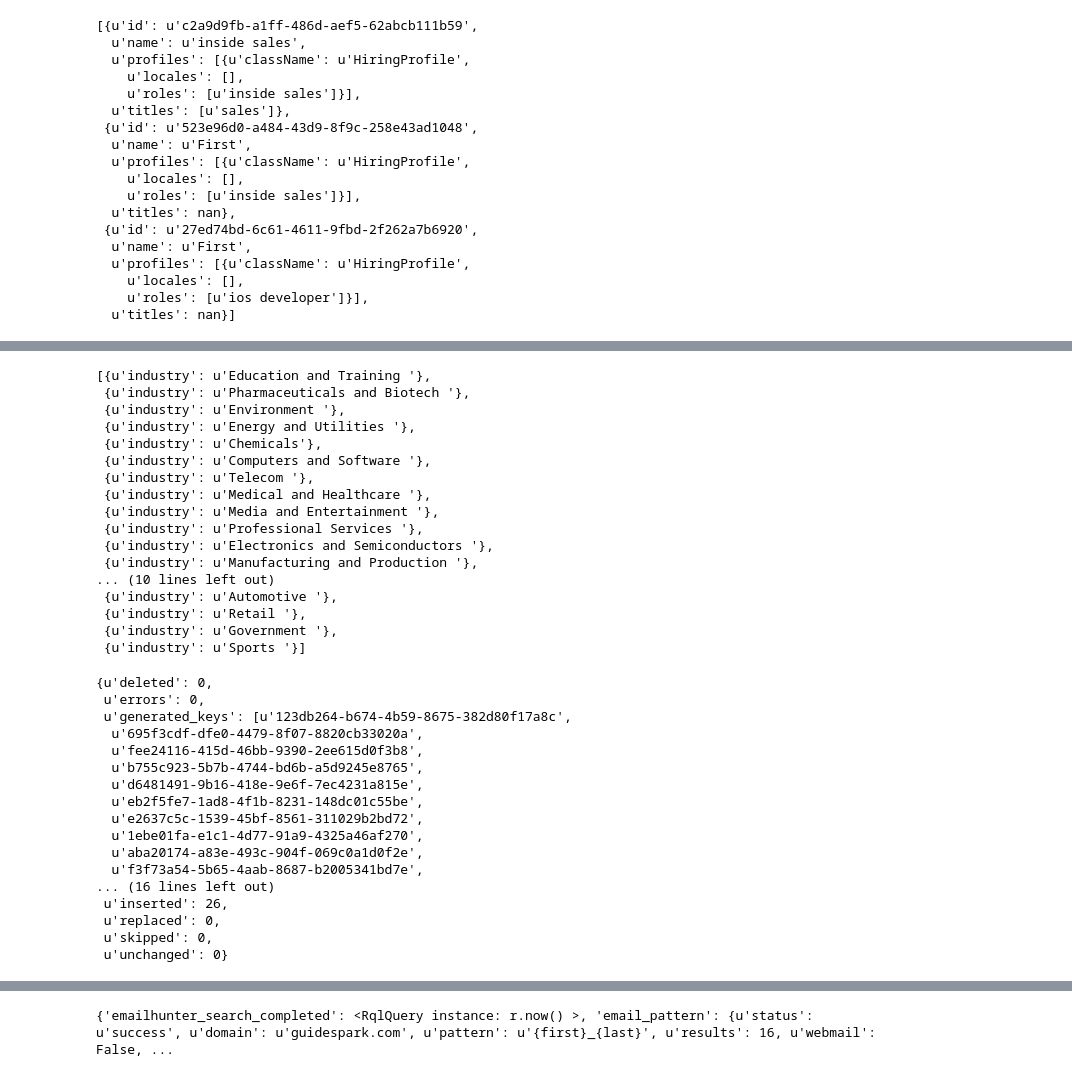
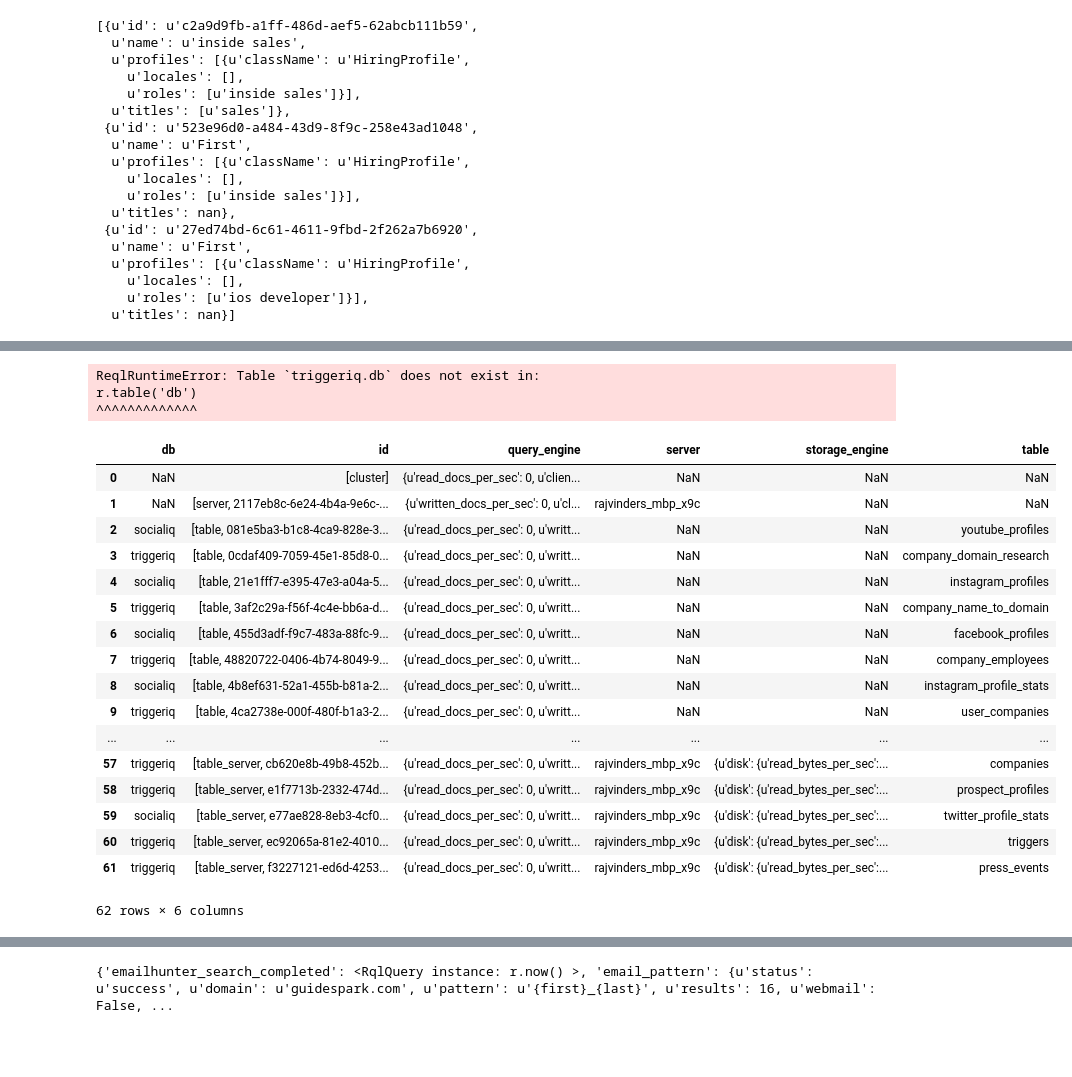
Before and after one commit to john2x/triggerselling, a Jupyter notebook: server/Stats.ipynb, the cells around one changed output, grey strips where cells are left out. Cells and saved outputs as stored; diff of their text form; code cells hidden in the pictures; blank space fills up the shorter version.

```diff
--- a/server/Stats.ipynb
+++ b/server/Stats.ipynb
@@ -685,43 +714,27 @@ ps = pd.DataFrame(list(r.table("press_subjects").run(conn)))
+# %%
+r.table("db").run(conn)
+# %% [output]
+ReqlRuntimeError: Table `triggeriq.db` does not exist in:
+r.table('db')
+^^^^^^^^^^^^^
 # %%
-pi = pd.DataFrame(list(r.table("press_industries").run(conn)))
+pd.DataFrame(list(r.db("rethinkdb").table("stats").run(conn)))
+# %% [output]
+|  | db | id | query_engine | server | storage_engine | table |
+| 0 | NaN | [cluster] | {u'read_docs_per_sec': 0, u'clien... | NaN | NaN | NaN |
+| 1 | NaN | [server, 2117eb8c-6e24-4b4a-9e6c-... | {u'written_docs_per_sec': 0, u'cl... | rajvinders_mbp_x9c | NaN | NaN |
+| 2 | socialiq | [table, 081e5ba3-b1c8-4ca9-828e-3... | {u'read_docs_per_sec': 0, u'writt... | NaN | NaN | youtube_profiles |
+| 3 | triggeriq | [table, 0cdaf409-7059-45e1-85d8-0... | {u'read_docs_per_sec': 0, u'writt... | NaN | NaN | company_domain_research |
+| 4 | socialiq | [table, 21e1fff7-e395-47e3-a04a-5... | {u'read_docs_per_sec': 0, u'writt... | NaN | NaN | instagram_profiles |
+| 5 | triggeriq | [table, 3af2c29a-f56f-4c4e-bb6a-d... | {u'read_docs_per_sec': 0, u'writt... | NaN | NaN | company_name_to_domain |
+| 6 | socialiq | [table, 455d3adf-f9c7-483a-88fc-9... | {u'read_docs_per_sec': 0, u'writt... | NaN | NaN | facebook_profiles |
+| 7 | triggeriq | [table, 48820722-0406-4b74-8049-9... | {u'read_docs_per_sec': 0, u'writt... | NaN | NaN | company_employees |
+| 8 | socialiq | [table, 4b8ef631-52a1-455b-b81a-2... | {u'read_docs_per_sec': 0, u'writt... | NaN | NaN | instagram_profile_stats |
+| 9 | triggeriq | [table, 4ca2738e-000f-480f-b1a3-2... | {u'read_docs_per_sec': 0, u'writt... | NaN | NaN | user_companies |
+| ... | ... | ... | ... | ... | ... | ... |
+| 57 | triggeriq | [table_server, cb620e8b-49b8-452b... | {u'read_docs_per_sec': 0, u'writt... | rajvinders_mbp_x9c | {u'disk': {u'read_bytes_per_sec':... | companies |
+| 58 | triggeriq | [table_server, e1f7713b-2332-474d... | {u'read_docs_per_sec': 0, u'writt... | rajvinders_mbp_x9c | {u'disk': {u'read_bytes_per_sec':... | prospect_profiles |
+| 59 | socialiq | [table_server, e77ae828-8eb3-4cf0... | {u'read_docs_per_sec': 0, u'writt... | rajvinders_mbp_x9c | {u'disk': {u'read_bytes_per_sec':... | twitter_profile_stats |
+| 60 | triggeriq | [table_server, ec92065a-81e2-4010... | {u'read_docs_per_sec': 0, u'writt... | rajvinders_mbp_x9c | {u'disk': {u'read_bytes_per_sec':... | triggers |
+| 61 | triggeriq | [table_server, f3227121-ed6d-4253... | {u'read_docs_per_sec': 0, u'writt... | rajvinders_mbp_x9c | {u'disk': {u'read_bytes_per_sec':... | press_events |
+62 rows × 6 columns
-# %%
-ps[["subject"]].to_dict("r")
-pi[["industry"]].to_dict("r")
-# %% [output]
-[{u'industry': u'Education and Training '},
- {u'industry': u'Pharmaceuticals and Biotech '},
- {u'industry': u'Environment '},
- {u'industry': u'Energy and Utilities '},
- {u'industry': u'Chemicals'},
- {u'industry': u'Computers and Software '},
- {u'industry': u'Telecom '},
- {u'industry': u'Medical and Healthcare '},
- {u'industry': u'Media and Entertainment '},
- {u'industry': u'Professional Services '},
- {u'industry': u'Electronics and Semiconductors '},
- {u'industry': u'Manufacturing and Production '},
-... (10 lines left out)
- {u'industry': u'Automotive '},
- {u'industry': u'Retail '},
- {u'industry': u'Government '},
- {u'industry': u'Sports '}]
-# %%
-r.table("press_industries").insert(pi[["industry"]].to_dict("r")).run(conn)
-# %% [output]
-{u'deleted': 0,
- u'errors': 0,
- u'generated_keys': [u'123db264-b674-4b59-8675-382d80f17a8c',
-  u'695f3cdf-dfe0-4479-8f07-8820cb33020a',
-  u'fee24116-415d-46bb-9390-2ee615d0f3b8',
-  u'b755c923-5b7b-4744-bd6b-a5d9245e8765',
-  u'd6481491-9b16-418e-9e6f-7ec4231a815e',
-  u'eb2f5fe7-1ad8-4f1b-8231-148dc01c55be',
-  u'e2637c5c-1539-45bf-8561-311029b2bd72',
-  u'1ebe01fa-e1c1-4d77-91a9-4325a46af270',
-  u'aba20174-a83e-493c-904f-069c0a1d0f2e',
-  u'f3f73a54-5b65-4aab-8687-b2005341bd7e',
-... (16 lines left out)
- u'inserted': 26,
- u'replaced': 0,
- u'skipped': 0,
- u'unchanged': 0}
```
Also changed, not shown: parts of 7 cells of this notebook, 1 other file.
